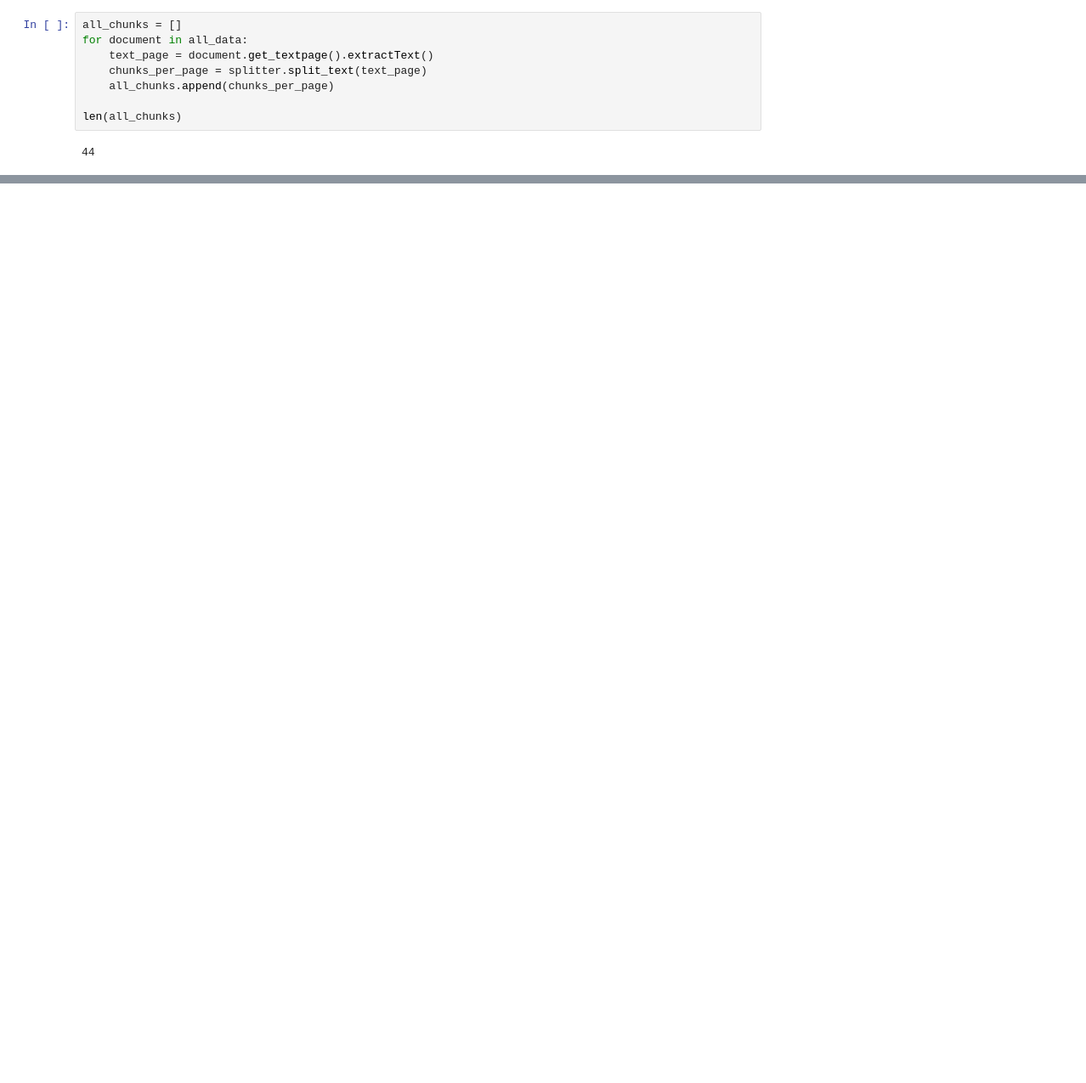
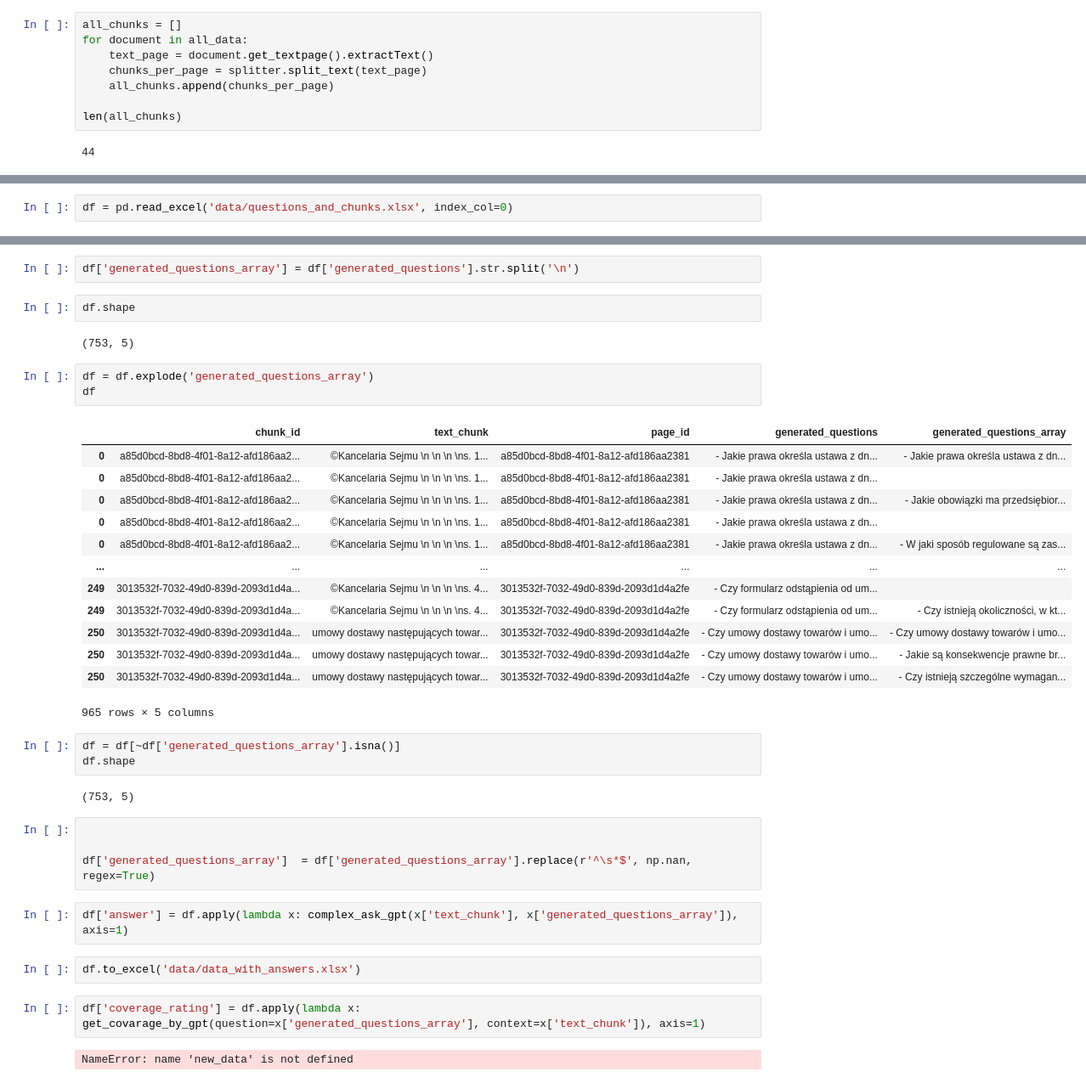
Before and after one commit to witold87/llm-bielik-ft-legal, a Jupyter notebook: src/data.ipynb, the cells around one changed output, grey strips where cells are left out. Shown at 85% size. Cells and saved outputs as stored; diff of their text form; blank space fills up the shorter version.

```diff
--- a/src/data.ipynb
+++ b/src/data.ipynb
@@ -72,0 +90,2 @@ print(all_chunks[0])
+# %%
+df = pd.read_excel('data/questions_and_chunks.xlsx', index_col=0)
@@ -72,0 +108,40 @@ print(all_chunks[0])
+# %%
+df['generated_questions_array'] = df['generated_questions'].str.split('\n')
+# %%
+df.shape
+# %% [output]
+(753, 5)
+# %%
+df = df.explode('generated_questions_array')
+df
+# %% [output]
+|  | chunk_id | text_chunk | page_id | generated_questions | generated_questions_array |
+| 0 | a85d0bcd-8bd8-4f01-8a12-afd186aa2... | ©Kancelaria Sejmu \n \n \n \ns. 1... | a85d0bcd-8bd8-4f01-8a12-afd186aa2381 | - Jakie prawa określa ustawa z dn... | - Jakie prawa określa ustawa z dn... |
+| 0 | a85d0bcd-8bd8-4f01-8a12-afd186aa2... | ©Kancelaria Sejmu \n \n \n \ns. 1... | a85d0bcd-8bd8-4f01-8a12-afd186aa2381 | - Jakie prawa określa ustawa z dn... |  |
+| 0 | a85d0bcd-8bd8-4f01-8a12-afd186aa2... | ©Kancelaria Sejmu \n \n \n \ns. 1... | a85d0bcd-8bd8-4f01-8a12-afd186aa2381 | - Jakie prawa określa ustawa z dn... | - Jakie obowiązki ma przedsiębior... |
+| 0 | a85d0bcd-8bd8-4f01-8a12-afd186aa2... | ©Kancelaria Sejmu \n \n \n \ns. 1... | a85d0bcd-8bd8-4f01-8a12-afd186aa2381 | - Jakie prawa określa ustawa z dn... |  |
+| 0 | a85d0bcd-8bd8-4f01-8a12-afd186aa2... | ©Kancelaria Sejmu \n \n \n \ns. 1... | a85d0bcd-8bd8-4f01-8a12-afd186aa2381 | - Jakie prawa określa ustawa z dn... | - W jaki sposób regulowane są zas... |
+| ... | ... | ... | ... | ... | ... |
+| 249 | 3013532f-7032-49d0-839d-2093d1d4a... | ©Kancelaria Sejmu \n \n \n \ns. 4... | 3013532f-7032-49d0-839d-2093d1d4a2fe | - Czy formularz odstąpienia od um... |  |
+| 249 | 3013532f-7032-49d0-839d-2093d1d4a... | ©Kancelaria Sejmu \n \n \n \ns. 4... | 3013532f-7032-49d0-839d-2093d1d4a2fe | - Czy formularz odstąpienia od um... | - Czy istnieją okoliczności, w kt... |
+| 250 | 3013532f-7032-49d0-839d-2093d1d4a... | umowy dostawy następujących towar... | 3013532f-7032-49d0-839d-2093d1d4a2fe | - Czy umowy dostawy towarów i umo... | - Czy umowy dostawy towarów i umo... |
+| 250 | 3013532f-7032-49d0-839d-2093d1d4a... | umowy dostawy następujących towar... | 3013532f-7032-49d0-839d-2093d1d4a2fe | - Czy umowy dostawy towarów i umo... | - Jakie są konsekwencje prawne br... |
+| 250 | 3013532f-7032-49d0-839d-2093d1d4a... | umowy dostawy następujących towar... | 3013532f-7032-49d0-839d-2093d1d4a2fe | - Czy umowy dostawy towarów i umo... | - Czy istnieją szczególne wymagan... |
+965 rows × 5 columns
+# %%
+df = df[~df['generated_questions_array'].isna()]
+df.shape
+# %% [output]
+(753, 5)
+# %%
+
+
+df['generated_questions_array']  = df['generated_questions_array'].replace(r'^\s*$', np.nan, regex=True)
+# %%
+df['answer'] = df.apply(lambda x: complex_ask_gpt(x['text_chunk'], x['generated_questions_array']), axis=1)
+# %%
+df.to_excel('data/data_with_answers.xlsx')
+# %%
+df['coverage_rating'] = df.apply(lambda x: get_covarage_by_gpt(question=x['generated_questions_array'], context=x['text_chunk']), axis=1)
+# %% [output]
+NameError: name 'new_data' is not defined
```
Also changed, not shown: parts of 52 cells of this notebook, 11 other files.
